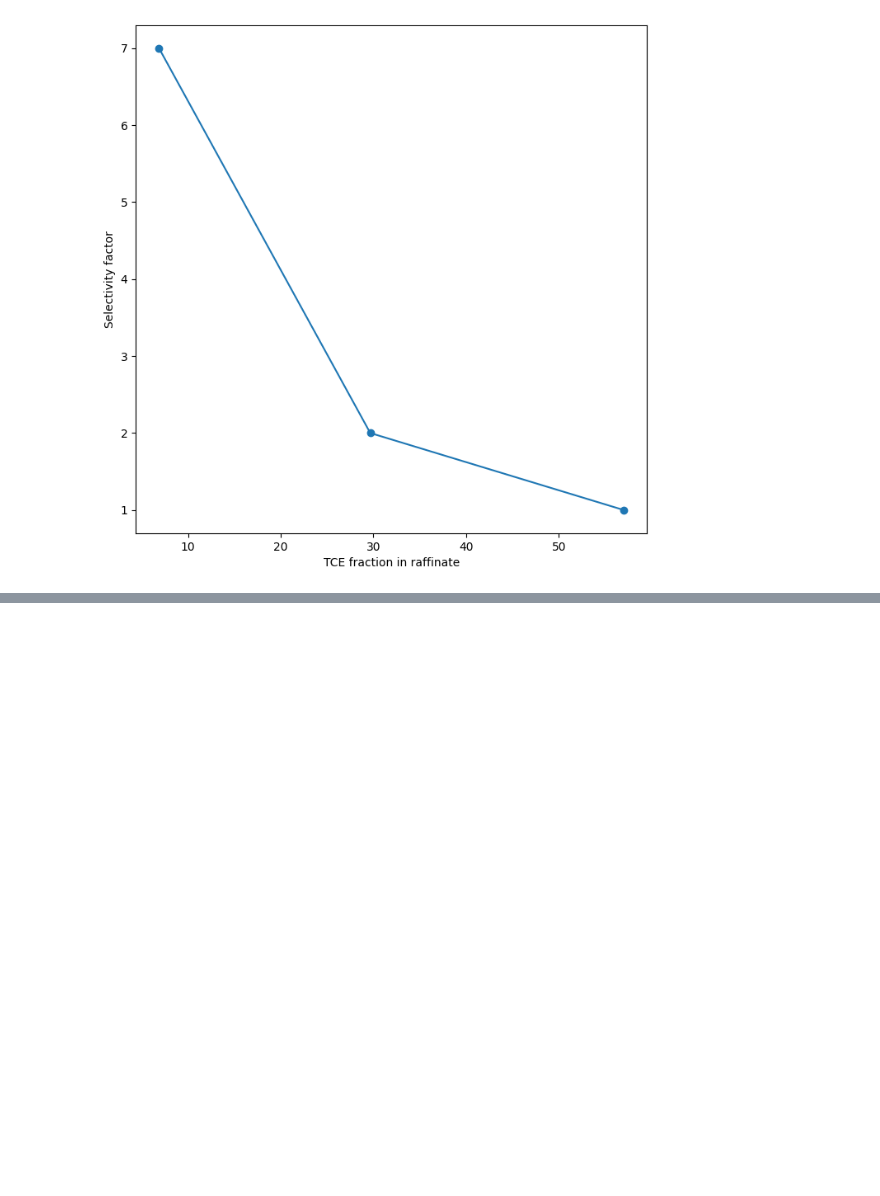
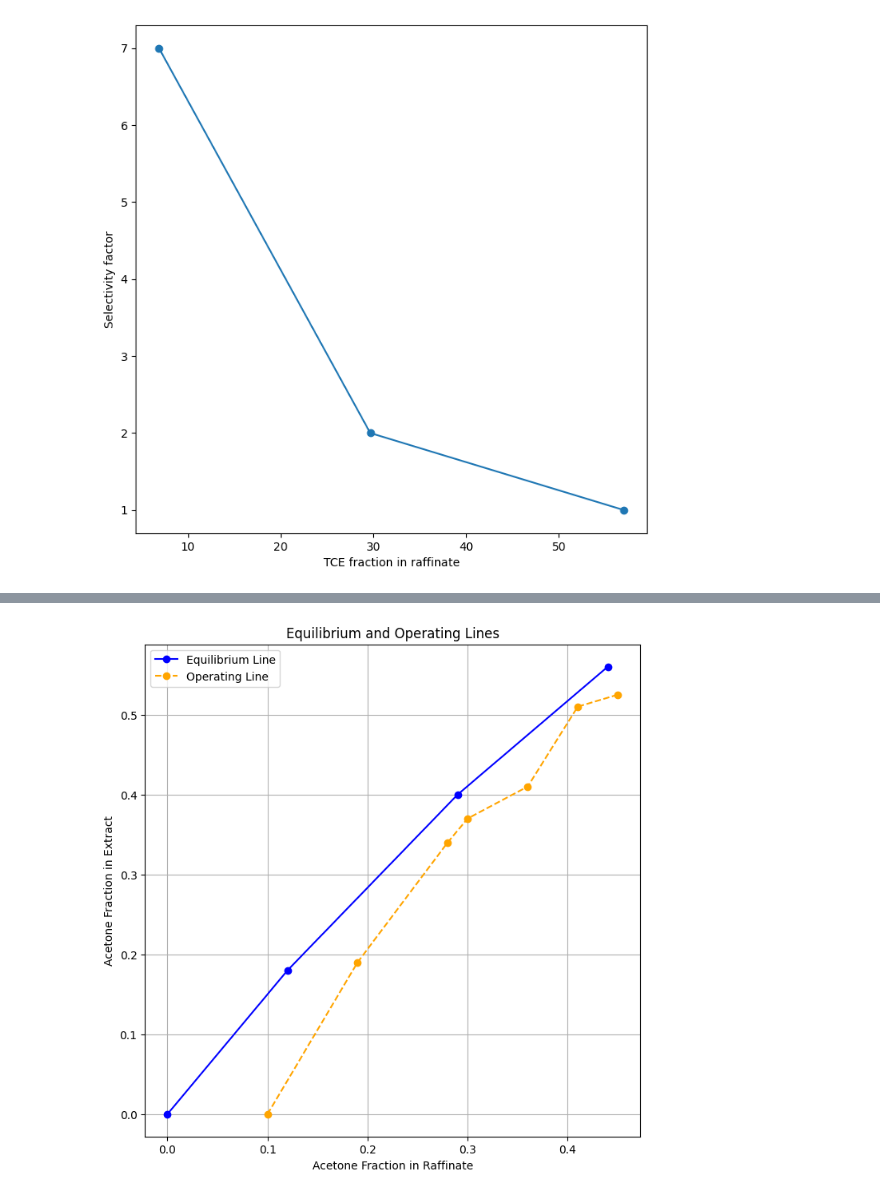
Before and after one commit to rahilisashaik/cbe_150b, a Jupyter notebook: hw10.ipynb, the cells around one changed output, grey strips where cells are left out. Drawn from its saved outputs; the diff is of its cells as text; code cells hidden in the pictures; blank space fills up the shorter version.

```diff
--- a/hw10.ipynb
+++ b/hw10.ipynb
@@ -134,0 +150,22 @@ Text(0, 0.5, 'Selectivity factor')
+# %%
+tie_lines = {
+    "extract": [.56, .40, .18, 0.0],
+    "raffinate": [.44, .29, .12, 0.0]
+}
+
+op_x = [0.45, 0.41, 0.36, 0.30, 0.28, 0.19, 0.10]
+op_y = [0.525, 0.51, 0.41, 0.37, 0.34, 0.19, 0]
+
+
+plt.figure(figsize=(8, 8))
+plt.plot(tie_lines["raffinate"], tie_lines["extract"], marker='o', linestyle='-', color='blue', label="Equilibrium Line")
+plt.plot(op_x, op_y, marker='o', linestyle='--', color='orange', label="Operating Line")
+plt.xlabel("Acetone Fraction in Raffinate")
+plt.ylabel("Acetone Fraction in Extract")
+plt.title("Equilibrium and Operating Lines")
+plt.legend()
+plt.grid(True)
+
+plt.show()
+# %% [output]
+[figure, added]
```
Also changed, not shown: parts of 2 cells of this notebook.
